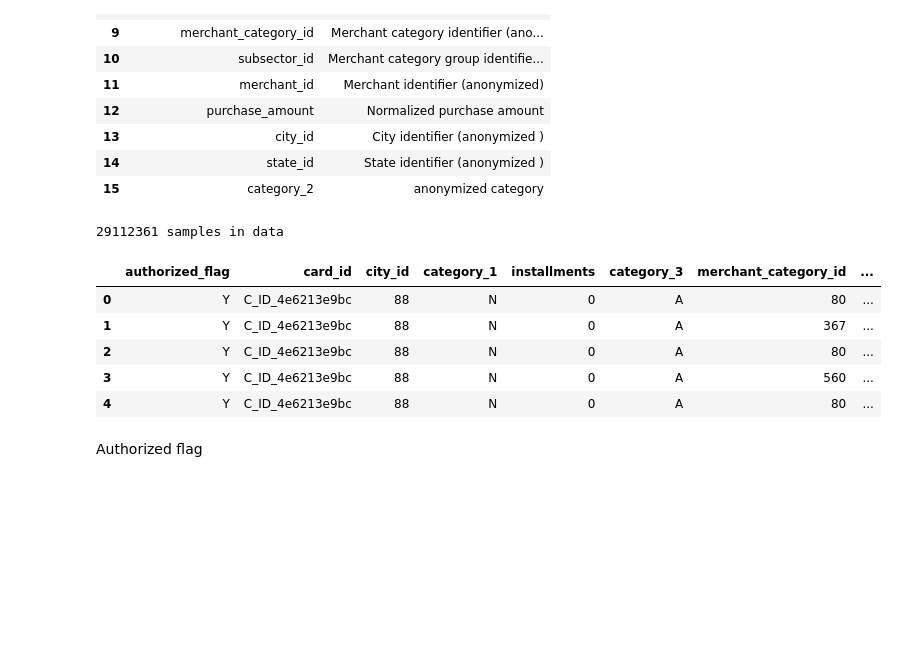
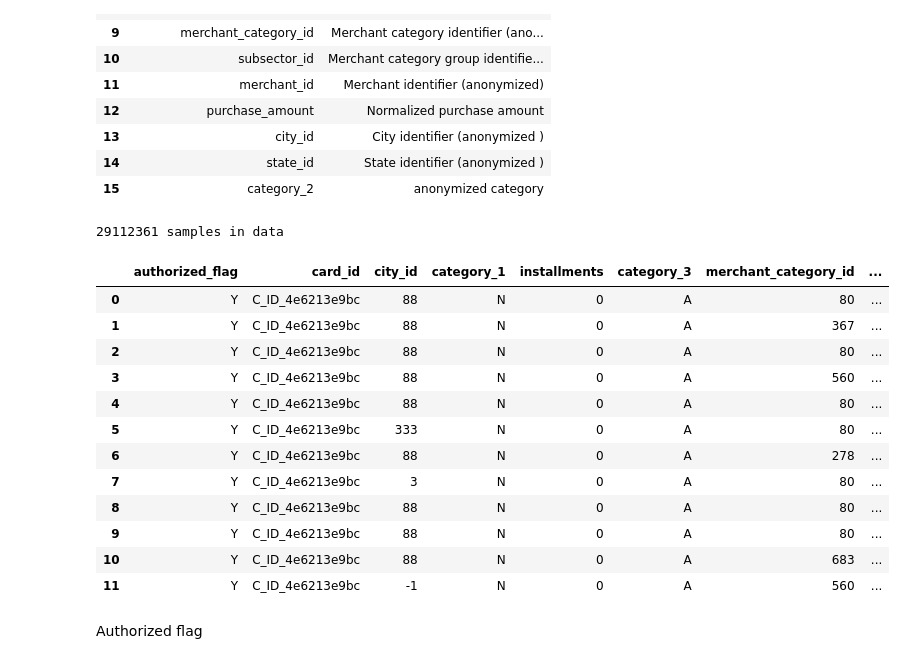
Before and after one commit to johngreibelarsen/understand-customer-loyalty, a Jupyter notebook: basic_kernel.ipynb, the cells around one changed output. Cells and saved outputs as stored; diff of their text form; code cells hidden in the pictures; blank space fills up the shorter version.

Commit message:
Finished off section of Hstorical Transactions

```diff
--- a/basic_kernel.ipynb
+++ b/basic_kernel.ipynb
@@ -203,18 +203,25 @@ e
 # %%
 #Loading historical transaction Data
 import pandas as pd
 
 df_historical_transactions = pd.read_csv('./input/historical_transactions.csv')
 print(f'{df_historical_transactions.shape[0]} samples in data')
-df_historical_transactions.head()
+df_historical_transactions.head(12)
 # %% [output]
 29112361 samples in data
 |  | authorized_flag | card_id | city_id | category_1 | installments | category_3 | merchant_category_id | ... |
 | 0 | Y | C_ID_4e6213e9bc | 88 | N | 0 | A | 80 | ... |
 | 1 | Y | C_ID_4e6213e9bc | 88 | N | 0 | A | 367 | ... |
 | 2 | Y | C_ID_4e6213e9bc | 88 | N | 0 | A | 80 | ... |
 | 3 | Y | C_ID_4e6213e9bc | 88 | N | 0 | A | 560 | ... |
 | 4 | Y | C_ID_4e6213e9bc | 88 | N | 0 | A | 80 | ... |
+| 5 | Y | C_ID_4e6213e9bc | 333 | N | 0 | A | 80 | ... |
+| 6 | Y | C_ID_4e6213e9bc | 88 | N | 0 | A | 278 | ... |
+| 7 | Y | C_ID_4e6213e9bc | 3 | N | 0 | A | 80 | ... |
+| 8 | Y | C_ID_4e6213e9bc | 88 | N | 0 | A | 80 | ... |
+| 9 | Y | C_ID_4e6213e9bc | 88 | N | 0 | A | 80 | ... |
+| 10 | Y | C_ID_4e6213e9bc | 88 | N | 0 | A | 683 | ... |
+| 11 | Y | C_ID_4e6213e9bc | -1 | N | 0 | A | 560 | ... |
 # %% [markdown]
 Authorized flag
 # %%
```
Also changed, not shown: parts of 12 cells of this notebook.
